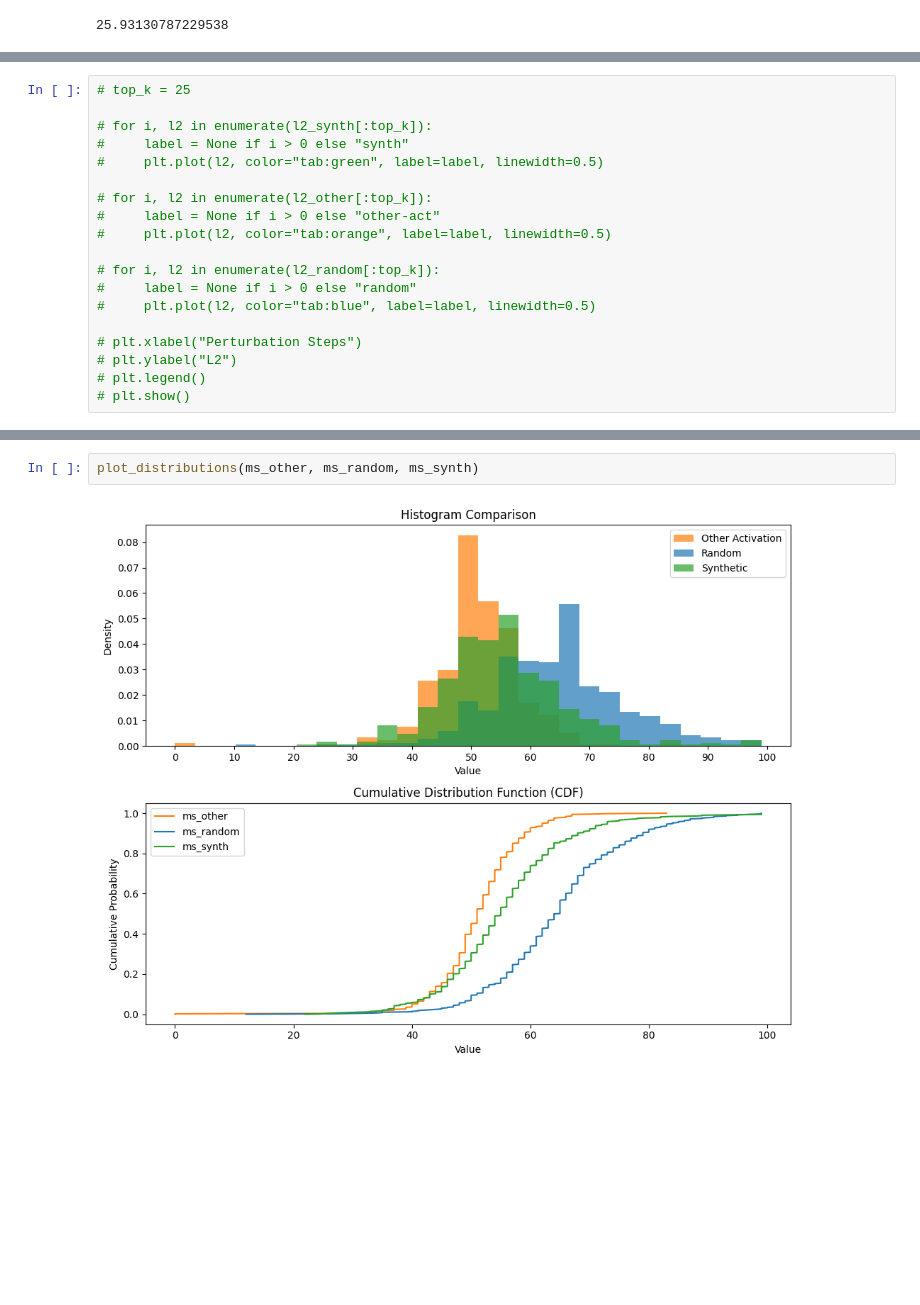
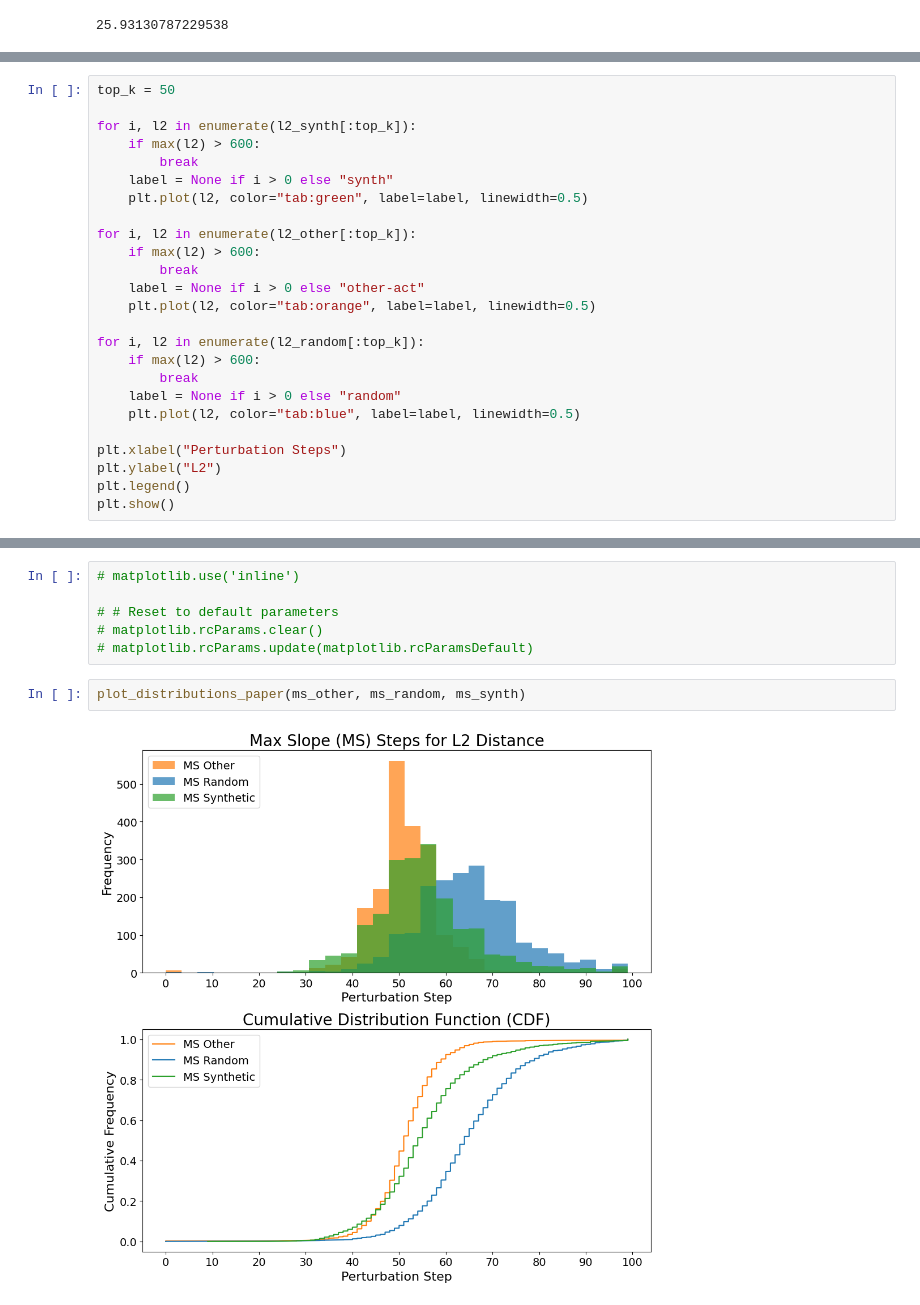
Before and after one commit to jettjaniak/teren, a Jupyter notebook: notebooks/replications.ipynb, the cells around one changed output, grey strips where cells are left out. Cells and saved outputs as stored; diff of their text form; blank space fills up the shorter version.

```diff
--- a/notebooks/replications.ipynb
+++ b/notebooks/replications.ipynb
@@ -989,19 +1131,25 @@ plt.show()
 # %%
-# top_k = 25
+top_k = 50
 
-# for i, l2 in enumerate(l2_synth[:top_k]):
-#     label = None if i > 0 else "synth"
-#     plt.plot(l2, color="tab:green", label=label, linewidth=0.5)
+for i, l2 in enumerate(l2_synth[:top_k]):
+    if max(l2) > 600:
+        break
+    label = None if i > 0 else "synth"
+    plt.plot(l2, color="tab:green", label=label, linewidth=0.5)
 
-# for i, l2 in enumerate(l2_other[:top_k]):
-#     label = None if i > 0 else "other-act"
-#     plt.plot(l2, color="tab:orange", label=label, linewidth=0.5)
+for i, l2 in enumerate(l2_other[:top_k]):
+    if max(l2) > 600:
+        break
+    label = None if i > 0 else "other-act"
+    plt.plot(l2, color="tab:orange", label=label, linewidth=0.5)
 
-# for i, l2 in enumerate(l2_random[:top_k]):
-#     label = None if i > 0 else "random"
-#     plt.plot(l2, color="tab:blue", label=label, linewidth=0.5)
+for i, l2 in enumerate(l2_random[:top_k]):
+    if max(l2) > 600:
+        break
+    label = None if i > 0 else "random"
+    plt.plot(l2, color="tab:blue", label=label, linewidth=0.5)
 
-# plt.xlabel("Perturbation Steps")
-# plt.ylabel("L2")
-# plt.legend()
-# plt.show()
+plt.xlabel("Perturbation Steps")
+plt.ylabel("L2")
+plt.legend()
+plt.show()
@@ -1043,7 +1263,13 @@ plt.show()
+# %%
+# matplotlib.use('inline')
+
+# # Reset to default parameters
+# matplotlib.rcParams.clear()
+# matplotlib.rcParams.update(matplotlib.rcParamsDefault)
 # %%
-plot_distributions(ms_other, ms_random, ms_synth)
+plot_distributions_paper(ms_other, ms_random, ms_synth)
 # %% [output]
-[figure, old version]
+[figure, new version]
 # %%
 quantify_similarity(ms_other, ms_random, ms_synth)
 # %% [output]
```
Also changed, not shown: parts of 15 cells of this notebook, 2 other files.
